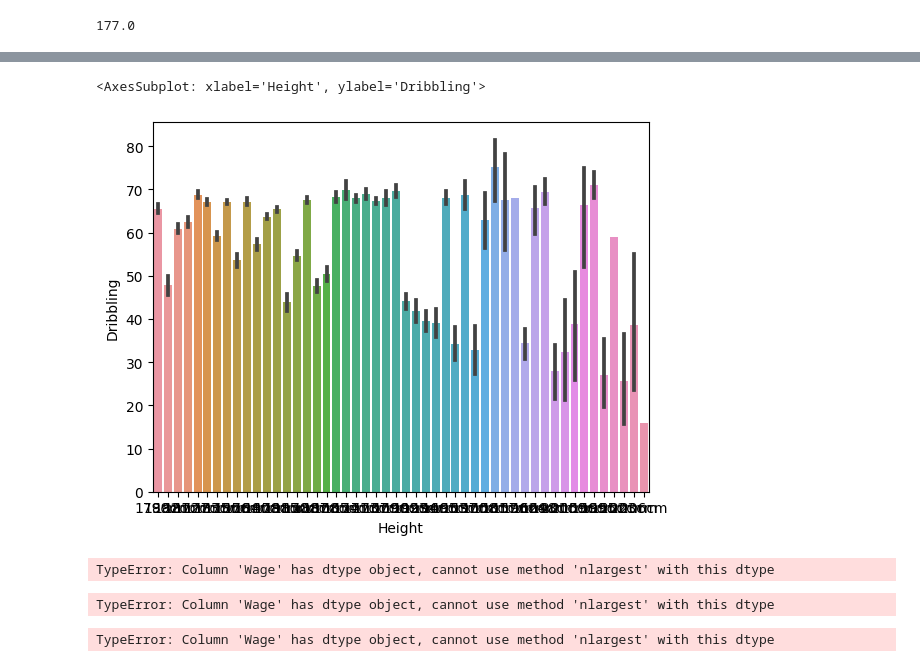
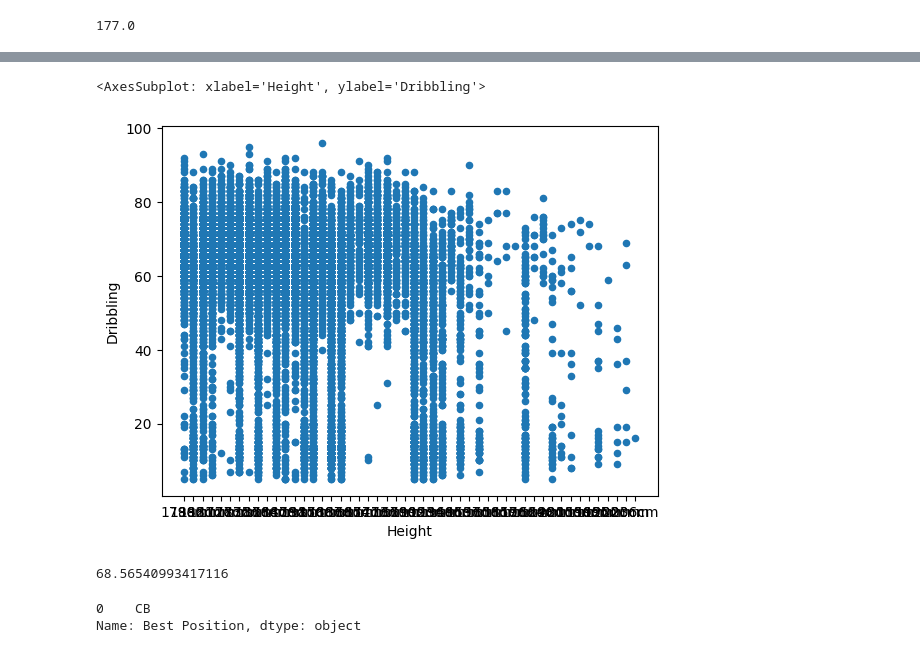
Before and after one commit to OsvaldoR02/HTH_Fall_Program, a Jupyter notebook: Finding-an-Interesting-Dataset-OsvaldoR1/Fifa.ipynb, the cells around one changed output, grey strips where cells are left out. Saved outputs shown, nothing was run; the diff lists cells and outputs as text; code cells hidden in the pictures.

Commit message:
data

```diff
--- a/Finding-an-Interesting-Dataset-OsvaldoR1/Fifa.ipynb
+++ b/Finding-an-Interesting-Dataset-OsvaldoR1/Fifa.ipynb
@@ -44,31 +31,0 @@ sns.barplot(x = fifa['Height'], y = fifa['HeadingAccuracy']);
-# %%
-sns.barplot(x='Height', y='Dribbling', data=fifa)
-# %% [output]
-<AxesSubplot: xlabel='Height', ylabel='Dribbling'>
-[figure, removed]
-# %%
-fifa = fifa.sort_values(by='Wage', ascending=False)
-
-# Select the top 5 rows of the sorted DataFrame
-top_5_wages = fifa.nlargest(5, 'Wage')
-
-# Sort the DataFrame by 'Overall Rating' in descending order
-fifa = fifa.sort_values(by='Best Overall Rating', ascending=False)
-
-# Select the top 5 rows of the sorted DataFrame
-top_5_overall = fifa.head(5)
-
-# Create a list of the top 5 overall ratings
-top_5_overall_ratings = top_5_overall['Best Overall Rating'].tolist()
-
-# Check if the top 5 overall ratings are in the top 5 wages
-result = all(rating in top_5_waged['Best Overall Rating'].tolist() for rating in top_5_overall_ratings)
-
-# Print the result
-print(result)
-# %% [output]
-TypeError: Column 'Wage' has dtype object, cannot use method 'nlargest' with this dtype
-# %%
-fifa.nlargest(5, 'Wage')
-# %% [output]
-TypeError: Column 'Wage' has dtype object, cannot use method 'nlargest' with this dtype
@@ -78,4 +32,19 @@ top_5_values = float_columns.nlargest(5, columns=float_columns.columns)
-# %%
-fifa.nlargest(5, columns=['Wage'], keep='first')
-# %% [output]
-TypeError: Column 'Wage' has dtype object, cannot use method 'nlargest' with this dtype
+# %%
+#Does a player's height affect his ball control?
+fifa.plot.scatter(x='Height', y='Dribbling')
+# %% [output]
+<AxesSubplot: xlabel='Height', ylabel='Dribbling'>
+[figure, added]
+# %%
+#What is the average overall rating of a player?
+
+fifa['Best Overall Rating'].mean()
+# %% [output]
+68.56540993417116
+# %%
+#What is the most common position for players in fifa?
+
+fifa['Best Position'].mode()
+# %% [output]
+0    CB
+Name: Best Position, dtype: object
```
Also changed, not shown: parts of 7 cells of this notebook.
